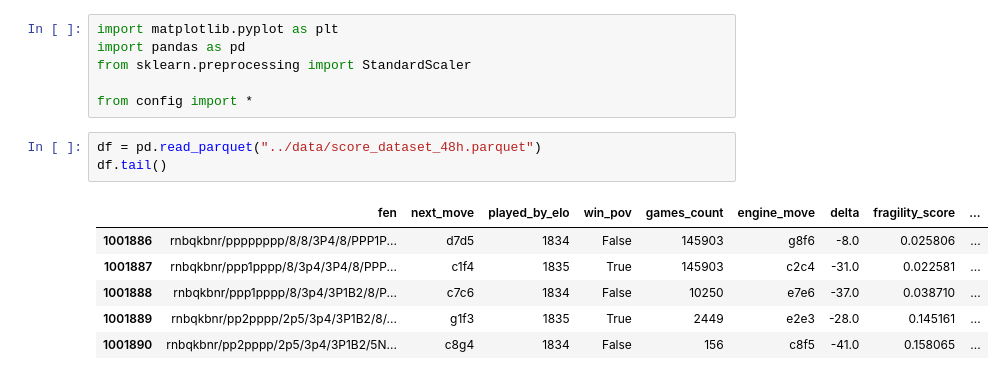
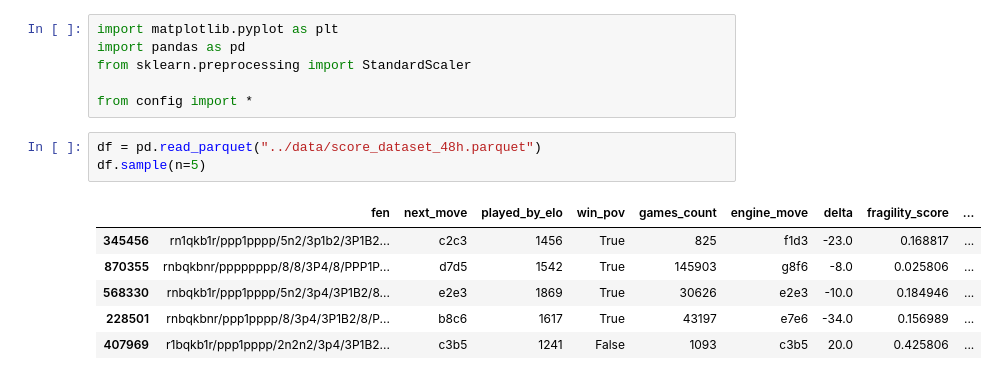
Before and after one commit to croco22/chess, a Jupyter notebook: pipeline/p4_plot_means.ipynb, the cells around one changed output. Drawn from its saved outputs; the diff is of its cells as text.

```diff
--- a/pipeline/p4_plot_means.ipynb
+++ b/pipeline/p4_plot_means.ipynb
@@ -6,14 +6,14 @@ from sklearn.preprocessing import StandardScaler
 from config import *
 # %%
 df = pd.read_parquet("../data/score_dataset_48h.parquet")
-df.tail()
+df.sample(n=5)
 # %% [output]
 |  | fen | next_move | played_by_elo | win_pov | games_count | engine_move | delta | fragility_score | ... |
-| 1001886 | rnbqkbnr/pppppppp/8/8/3P4/8/PPP1P... | d7d5 | 1834 | False | 145903 | g8f6 | -8.0 | 0.025806 | ... |
-| 1001887 | rnbqkbnr/ppp1pppp/8/3p4/3P4/8/PPP... | c1f4 | 1835 | True | 145903 | c2c4 | -31.0 | 0.022581 | ... |
-| 1001888 | rnbqkbnr/ppp1pppp/8/3p4/3P1B2/8/P... | c7c6 | 1834 | False | 10250 | e7e6 | -37.0 | 0.038710 | ... |
-| 1001889 | rnbqkbnr/pp2pppp/2p5/3p4/3P1B2/8/... | g1f3 | 1835 | True | 2449 | e2e3 | -28.0 | 0.145161 | ... |
-| 1001890 | rnbqkbnr/pp2pppp/2p5/3p4/3P1B2/5N... | c8g4 | 1834 | False | 156 | c8f5 | -41.0 | 0.158065 | ... |
+| 345456 | rn1qkb1r/ppp1pppp/5n2/3p1b2/3P1B2... | c2c3 | 1456 | True | 825 | f1d3 | -23.0 | 0.168817 | ... |
+| 870355 | rnbqkbnr/pppppppp/8/8/3P4/8/PPP1P... | d7d5 | 1542 | True | 145903 | g8f6 | -8.0 | 0.025806 | ... |
+| 568330 | rnbqkb1r/ppp1pppp/5n2/3p4/3P1B2/8... | e2e3 | 1869 | True | 30626 | e2e3 | -10.0 | 0.184946 | ... |
+| 228501 | rnbqkbnr/ppp1pppp/8/3p4/3P1B2/8/P... | b8c6 | 1617 | True | 43197 | e7e6 | -34.0 | 0.156989 | ... |
+| 407969 | r1bqkb1r/ppp1pppp/2n2n2/3p4/3P1B2... | c3b5 | 1241 | False | 1093 | c3b5 | 20.0 | 0.425806 | ... |
 # %%
 scaler = StandardScaler()
 df[FEATURES] = scaler.fit_transform(df[FEATURES])
```
Also changed, not shown: parts of 2 cells of this notebook, 5 other files.
